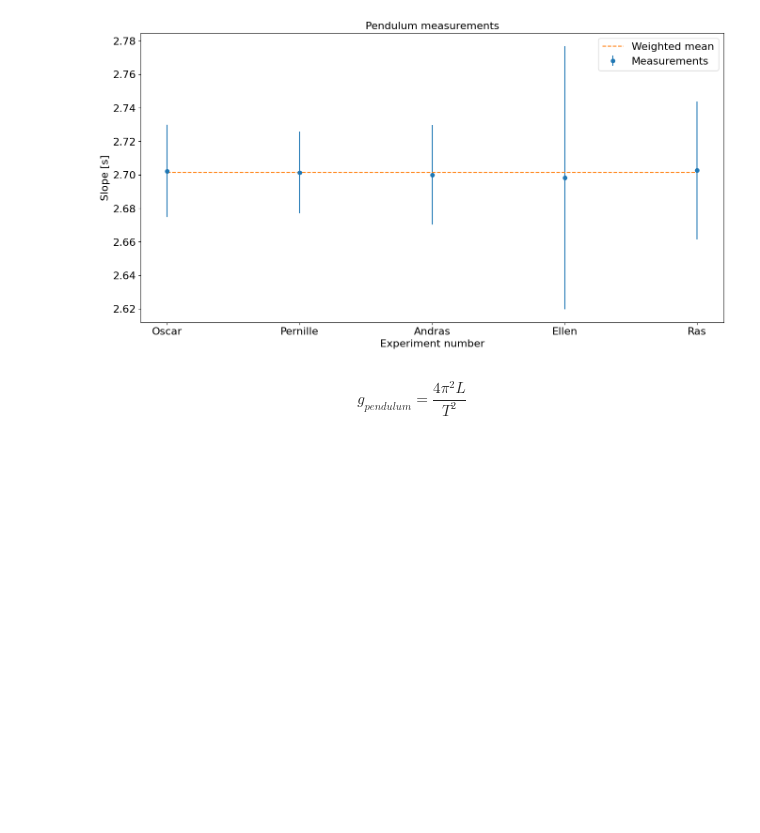
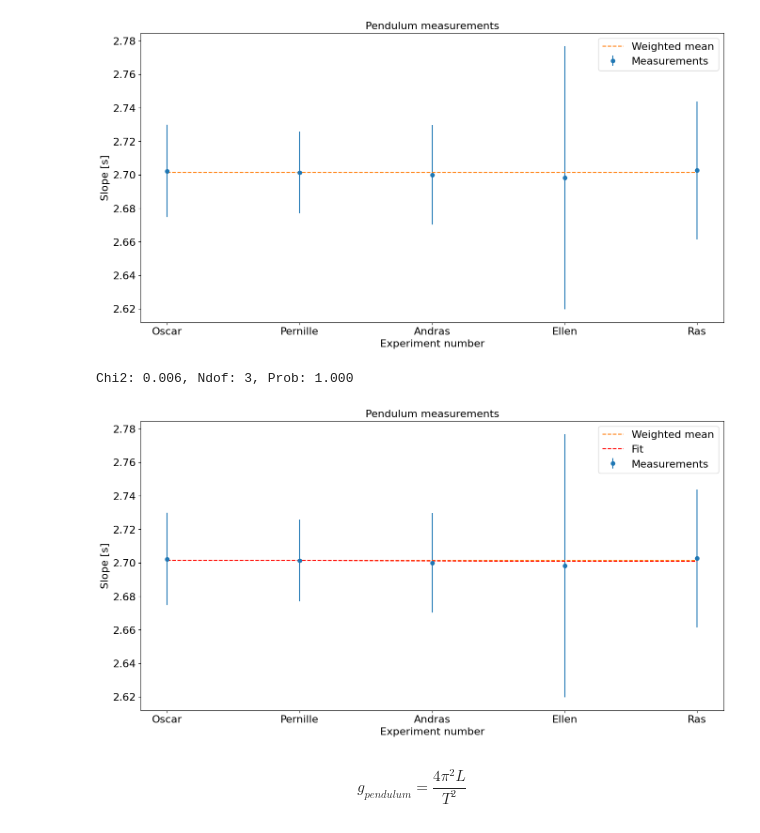
Before and after one commit to BerlinObel/AppStat2023-Project, a Jupyter notebook: Project.ipynb, the cells around one changed output. Saved outputs shown, nothing was run; the diff lists cells and outputs as text; code cells hidden in the pictures; blank space fills up the shorter version.

```diff
--- a/Project.ipynb
+++ b/Project.ipynb
@@ -290,6 +288,21 @@ ax.tick_params(axis='y', labelsize=16)
 # %% [output]
 Weighted mean: 2.701 +/- 0.014
 [figure]
+# %%
+# Chi2 test
+chi2_object = Chi2Regression(linear_model, np.arange(N_exp), periods, error)
+m = Minuit(chi2_object,a=7.5,b=0)
+m.migrad()
+
+Chi2Lin = m.fval # the chi2 value
+NvarLin = 2                      # Number of variables (alpha0 and alpha1)
+NdofLin = N_exp - NvarLin   # Number of degrees of freedom
+ProbLin =  stats.chi2.sf(Chi2Lin, NdofLin) # The chi2 probability given N_DOF degrees of freedom
+
+print(f'Chi2: {Chi2Lin:.3f}, Ndof: {NdofLin}, Prob: {ProbLin:.3f}')
+# %% [output]
+Chi2: 0.006, Ndof: 3, Prob: 1.000
+[figure, added]
 # %%
 # Import SymPy:
 from sympy import *
```
Also changed, not shown: parts of 1 cell of this notebook.
